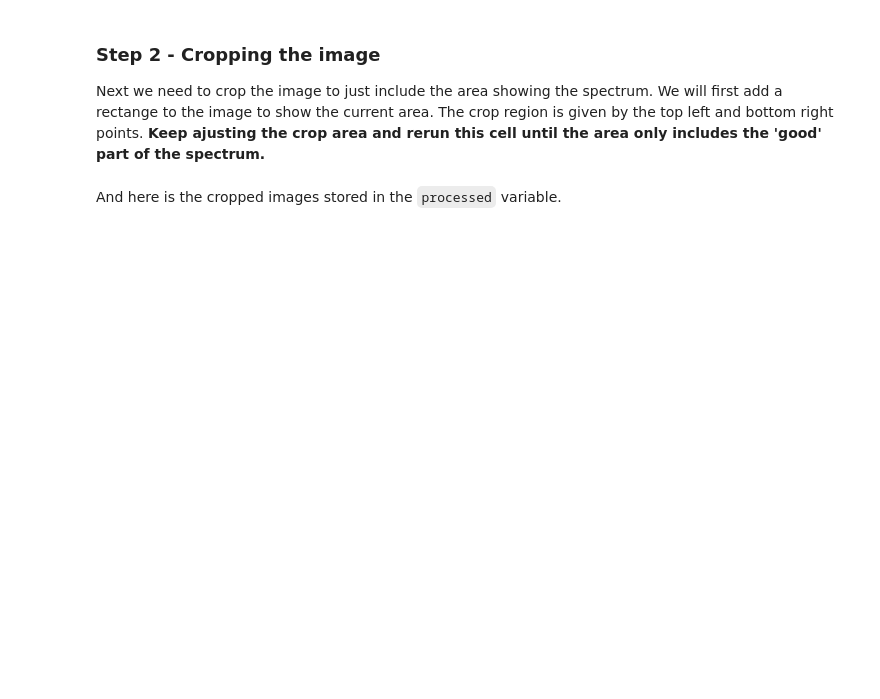
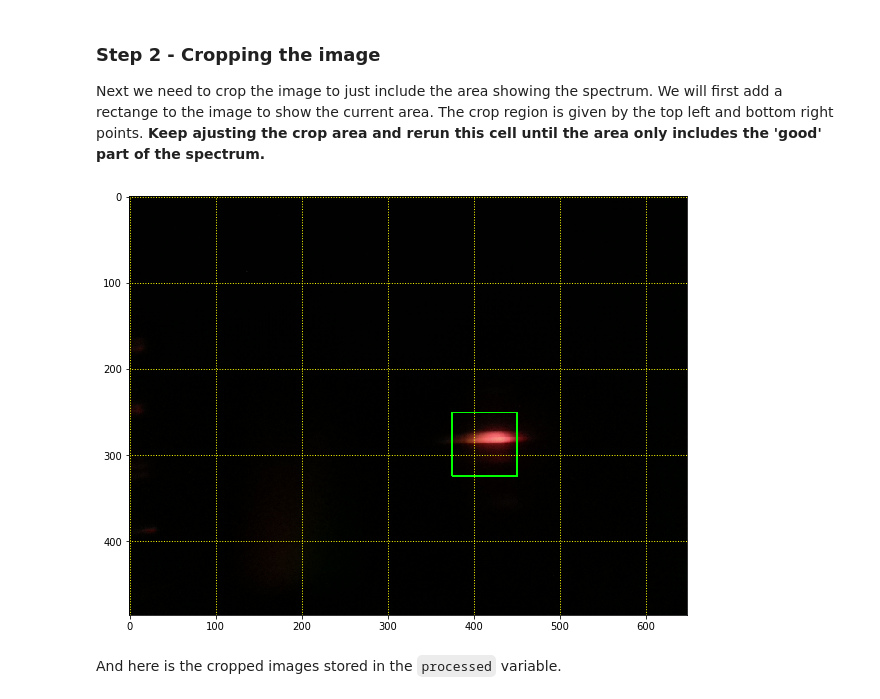
Before and after one commit to DreamerByMoonlight/LegoSpectrometer, a Jupyter notebook: SpectrometerControl.ipynb, the cells around one changed output. Saved outputs shown, nothing was run; the diff lists cells and outputs as text; code cells hidden in the pictures; blank space fills up the shorter version.

```diff
--- a/SpectrometerControl.ipynb
+++ b/SpectrometerControl.ipynb
@@ -221,9 +221,11 @@ Capturing image
 Next we need to crop the image to just include the area showing the spectrum. We will first add a rectange to the image to show the current area. The crop region is given by the top left and bottom right points. **Keep ajusting the crop area and rerun this cell until the area only includes the 'good' part of the spectrum.**
 # %%
 angle = 0.0
-crop  = [175,325,325,450]
+crop  = [450,250,375,325]
 
 processed = cropImage(raw,crop,angle)
+# %% [output]
+[figure, added]
 # %% [markdown]
 And here is the cropped images stored in the `processed` variable.
 # %%
```
Also changed, not shown: parts of 7 cells of this notebook, 46 other files.
